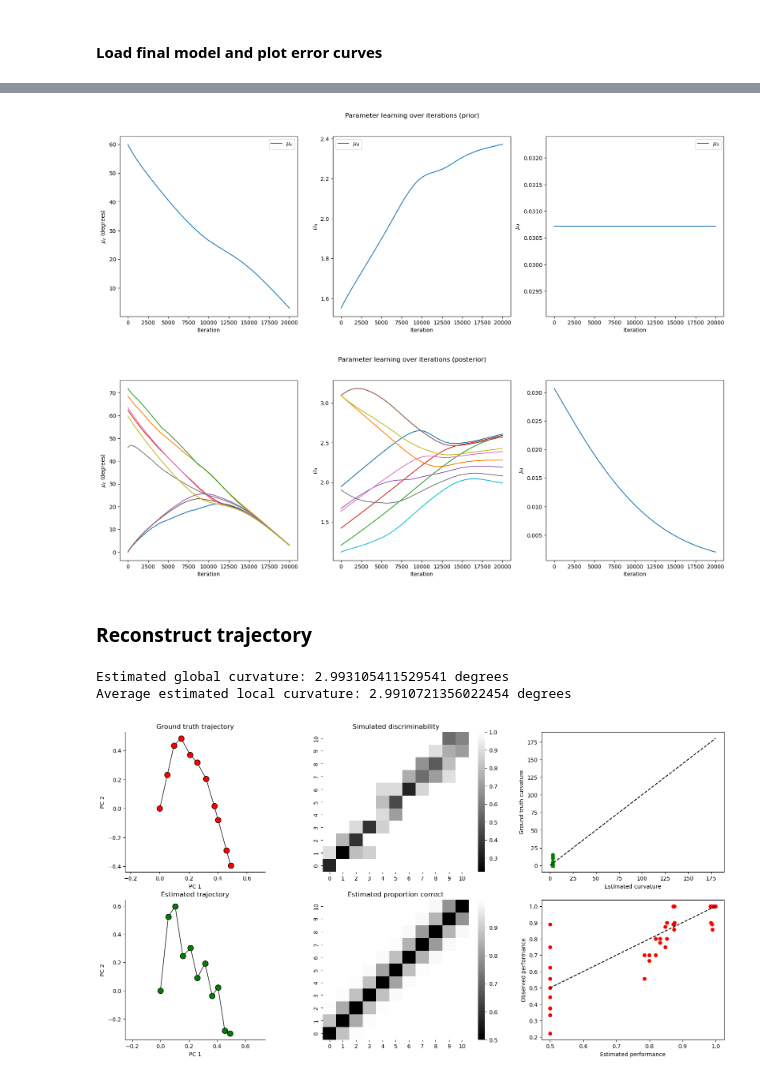
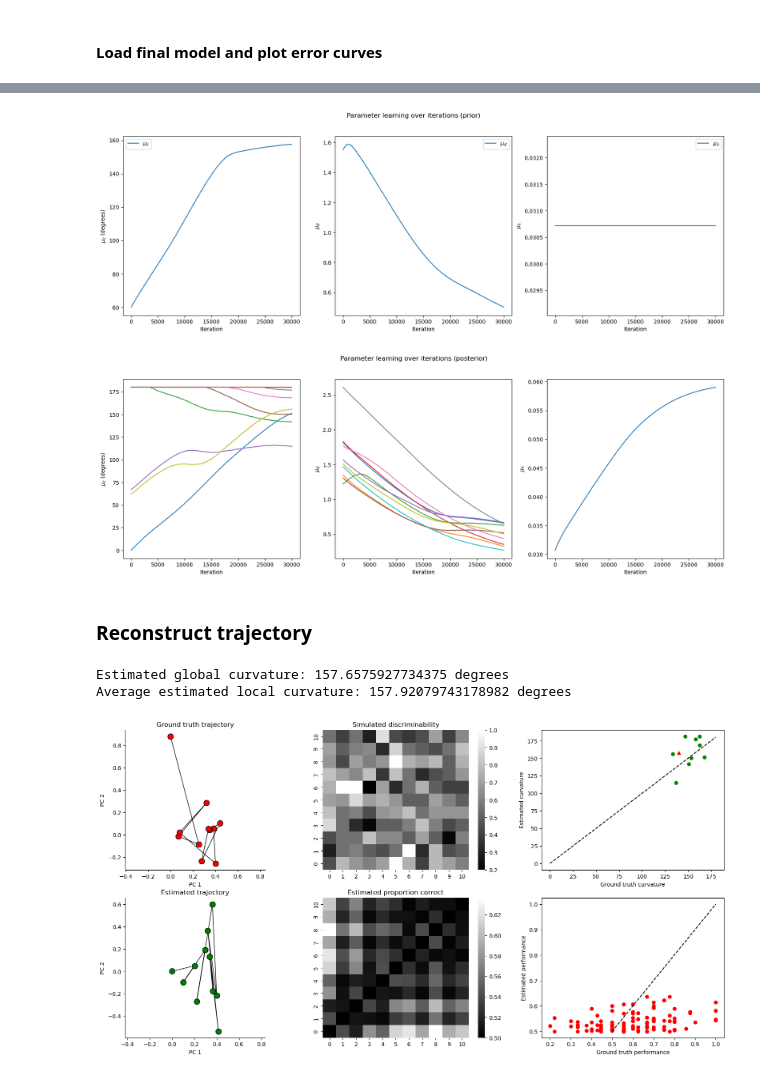
Before and after one commit to nguyen-td/perceptual-straightening, a Jupyter notebook: main.ipynb, the cells around one changed output, grey strips where cells are left out. Cells and saved outputs as stored; diff of their text form; code cells hidden in the pictures.

Commit message:
create plots using Adam optimizer

```diff
--- a/main.ipynb
+++ b/main.ipynb
@@ -19,7 +19,7 @@ import os
 # load sample trajectory
 sim_idx = 0 # which out of the 100 trajectories to use
 data_path = Path('data')
-f_name = 'sim_0073.mat'
+f_name = 'sim_0040.mat'
 S = spio.loadmat(Path(data_path) / f_name)['S']
 S_list = [S[0, i] for i in range(S.shape[1])]  # convert to list of structs
 
@@ -27,5 +27,6 @@ S_list = [S[0, i] for i in range(S.shape[1])]  # convert to list of structs
 n_corr_obs = S_list[sim_idx]['Pc_reshaped'][0, 0] * S_list[sim_idx]['num_trials_mat'][0, 0]
 n_total_obs = S_list[sim_idx]['num_trials_mat'][0, 0]
 n_frames = S_list[sim_idx]['Pc_reshaped'][0, 0].shape[0]
-n_dim = S_list[sim_idx]['x'][0, 0].shape[0]
+# n_dim = S_list[sim_idx]['x'][0, 0].shape[0]
+n_dim = 10
 c_true = S_list[sim_idx]['generative_params'][0][0]['c_mu'][0][0][0]
@@ -32,7 +37,7 @@ c_true = S_list[sim_idx]['generative_params'][0][0]['c_mu'][0][0][0]
 # %% [markdown]
 ### Run inference
 # %%
-elbo = ELBO(n_dim, n_corr_obs, n_total_obs, n_starts=10, n_iterations=20000)
+elbo = ELBO(n_dim, n_corr_obs, n_total_obs, n_starts=10, n_iterations=30000, lr=1e-4)
 x, p, errors, kl_loss, ll_loss, c_prior, d_prior, l_prior, c_post, d_post, l_post = elbo.optimize_ELBO_SGD()
 # %% [output]
 Running MLE to initialize posterior..........................
@@ -100,7 +105,7 @@ for i in range(3):
 fig.suptitle('Parameter learning over iterations (prior)')
 plt.show()
 # %% [output]
-[figure, old version]
+[figure, new version]
 # %%
 fig, axs = plt.subplots(1, 3, figsize=(20, 6))
 
@@ -119,7 +124,7 @@ for i in range(3):
 fig.suptitle('Parameter learning over iterations (posterior)')
 plt.show()
 # %% [output]
-[figure, old version]
+[figure, new version]
 # %% [markdown]
 ### Reconstruct trajectory
 # %%
@@ -127,8 +132,8 @@ est_global_curvature = torch.rad2deg(elbo.mu_prior_c.detach())
 print(f'Estimated global curvature: {est_global_curvature} degrees')
 print(f'Average estimated local curvature: {torch.rad2deg(torch.mean(elbo.mu_post_c).detach())} degrees')
 # %% [output]
-Estimated global curvature: 2.993105411529541 degrees
-Average estimated local curvature: 2.9910721356022454 degrees
+Estimated global curvature: 157.6575927734375 degrees
+Average estimated local curvature: 157.92079743178982 degrees
 # %%
 # compute PC-reduced perceptual locations
 pca_true = PCA(n_components=2)
@@ -147,39 +152,39 @@ axs[0, 0].set_title('Ground truth trajectory')
 axs[0, 0].set_xlabel('PC 1')
 axs[0, 0].set_ylabel('PC 2')
 axs[0, 0].set_box_aspect(1)
 axs[0, 0].set_aspect('equal')
 axs[0, 0].spines['top'].set_visible(False)
 axs[0, 0].spines['right'].set_visible(False)
 
 sns.heatmap(S_list[sim_idx]['Pc_reshaped'][0, 0], ax=axs[0, 1], cmap='gray')
 axs[0, 1].invert_yaxis()
 axs[0, 1].set_title('Simulated discriminability')
 
-axs[0, 2].plot(torch.flatten(torch.rad2deg(elbo.mu_post_c)).detach(), np.rad2deg(S_list[sim_idx]['c'][0, 0]).flatten(), 'go')
+axs[0, 2].plot(np.rad2deg(S_list[sim_idx]['c'][0, 0]).flatten(), torch.flatten(torch.rad2deg(elbo.mu_post_c)).detach(), 'go')
 axs[0, 2].plot([0, 180], [0, 180], 'k--')
-axs[0, 2].scatter(torch.rad2deg(torch.mean(elbo.mu_post_c.detach())), c_true, marker='^', c='red')
-axs[0, 2].set_xlabel('Estimated curvature')
-axs[0, 2].set_ylabel('Ground truth curvature')
+axs[0, 2].scatter(c_true, torch.rad2deg(torch.mean(elbo.mu_post_c.detach())), marker='^', c='red')
+axs[0, 2].set_xlabel('Ground truth curvature')
+axs[0, 2].set_ylabel('Estimated curvature')
 
 axs[1, 0].plot(pc_fit[0, :], pc_fit[1, :], '-ko', markersize=10, markerfacecolor='g', linewidth=1)
 axs[1, 0].set_title('Estimated trajectory')
 axs[1, 0].set_xlabel('PC 1')
 axs[1, 0].set_ylabel('PC 2')
 axs[1, 0].set_box_aspect(1)
 axs[1, 0].set_aspect('equal')
 axs[1, 0].spines['top'].set_visible(False)
 axs[1, 0].spines['right'].set_visible(False)
 
 sns.heatmap(p.detach().squeeze(), ax=axs[1, 1], cmap='gray')
 axs[1, 1].invert_yaxis()
 axs[1, 1].set_title('Estimated proportion correct')
 
-axs[1, 2].plot(p.flatten().detach(), S_list[sim_idx]['Pc_reshaped'][0, 0].flatten(), 'ro')
+axs[1, 2].plot(S_list[sim_idx]['Pc_reshaped'][0, 0].flatten(), p.flatten().detach(), 'ro')
 axs[1, 2].plot([0.5, 1], [0.5, 1], 'k--')
-axs[1, 2].set_xlabel('Estimated performance')
-axs[1, 2].set_ylabel('Observed performance')
+axs[1, 2].set_xlabel('Ground truth performance')
+axs[1, 2].set_ylabel('Estimated performance')
 
 plt.show()
 # %% [output]
-[figure, old version]
+[figure, new version]
 # %%
```
Also changed, not shown: parts of 4 cells of this notebook, 4 other files.
